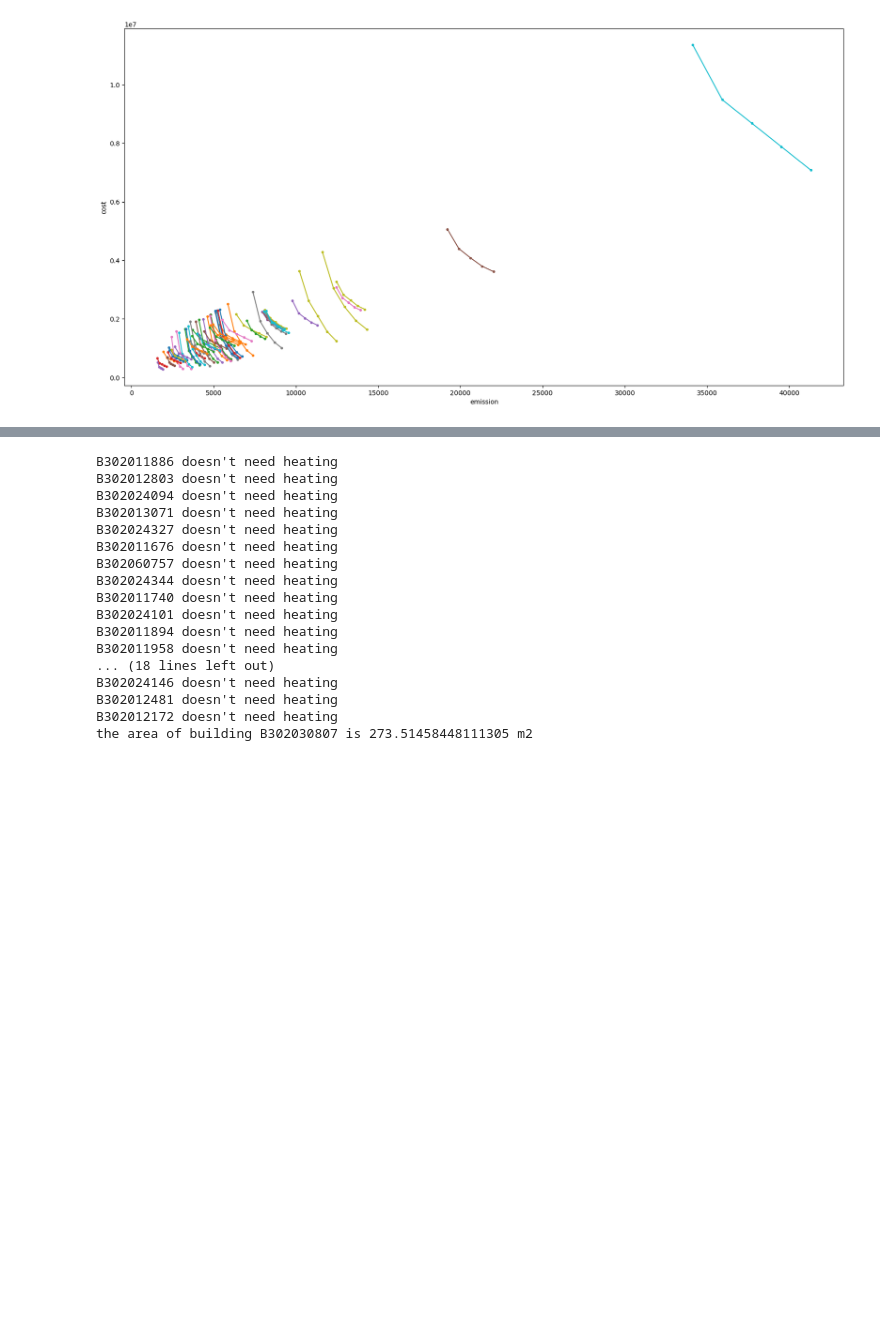
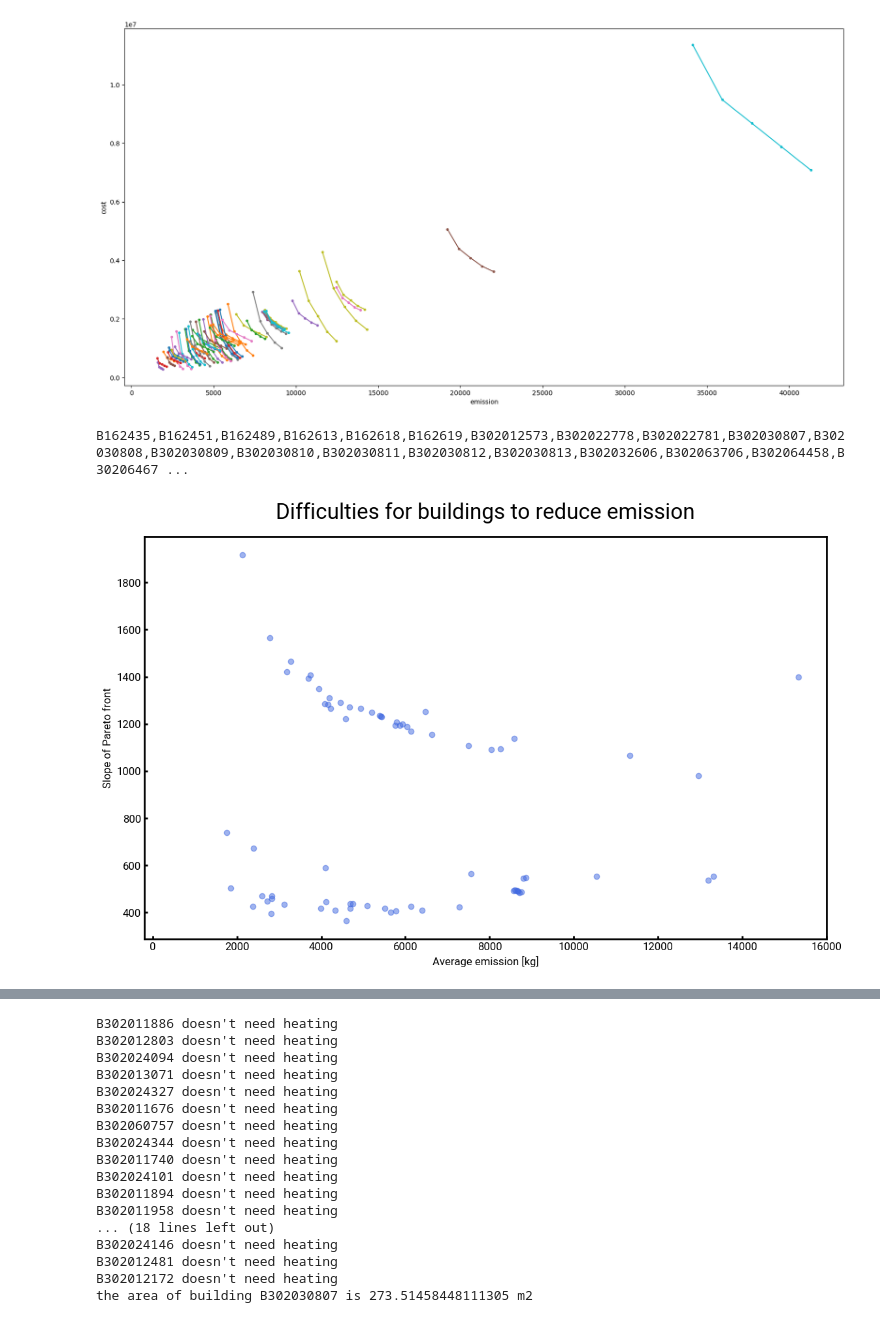
Before and after one commit to yiqiaowang-arch/calliope_optimization, a Jupyter notebook: optimization_calliope_plot8_singlebuilding.ipynb, the cells around one changed output, grey strips where cells are left out. Drawn from its saved outputs; the diff is of its cells as text; code cells hidden in the pictures; blank space fills up the shorter version.

Commit message:
update new plots for pareto fronts

```diff
--- a/optimization_calliope_plot8_singlebuilding.ipynb
+++ b/optimization_calliope_plot8_singlebuilding.ipynb
@@ -334,3 +334,31 @@ plt.ylim(1e5, 0.5e6)
 plt.show()
 # %% [output]
 [figure]
+# %%
+# calculate pareto front slopes for all buildings, basically the slope between the first and last point
+for file in os.listdir('./result_pareto'):
+    if not file.endswith('.csv'):
+        continue
+    df_pareto = pd.read_csv('./result_pareto/'+file, index_col=0)
+    # the first point is emission minimal, thus cost maximal;
+    # last one is cost minimal, thus emission maximal
+    # the slope defines how hard it is to reduce emission when sliding from cost minimal to emission minimal
+    slope = -((df_pareto['cost'].iloc[-1] - df_pareto['cost'].iloc[0]) /
+             (df_pareto['emission'].iloc[-1] - df_pareto['emission'].iloc[0]))
+    average_emission = (df_pareto['emission'].iloc[-1] + df_pareto['emission'].iloc[0]) / 2
+    # label the points with building name next to the points
+    plt.scatter(average_emission, slope, label=file[:-10], marker='o', color='royalblue', alpha=0.5)
+    # plt.annotate(file[:-11], (average_emission, slope), fontsize=5)
+    if slope < 800:
+        print(file[:-11], end=',')
+
+plt.ylabel('Slope of Pareto front')
+plt.xlabel('Average emission [kg]')
+plt.xlim(-200, 16000)
+plt.title('Difficulties for buildings to reduce emission', fontsize=24)
+
+plt.savefig(r'C:\Users\wangy\OneDrive\ETHY2FW\IDP_Personal\week2\Group Work\Graphics\Difficulties.png', dpi=300)
+plt.show()
+# %% [output]
+B162435,B162451,B162489,B162613,B162618,B162619,B302012573,B302022778,B302022781,B302030807,B302030808,B302030809,B302030810,B302030811,B302030812,B302030813,B302032606,B302063706,B302064458,B30206467 ...
+[figure, added]
```
Also changed, not shown: parts of 3 cells of this notebook.
